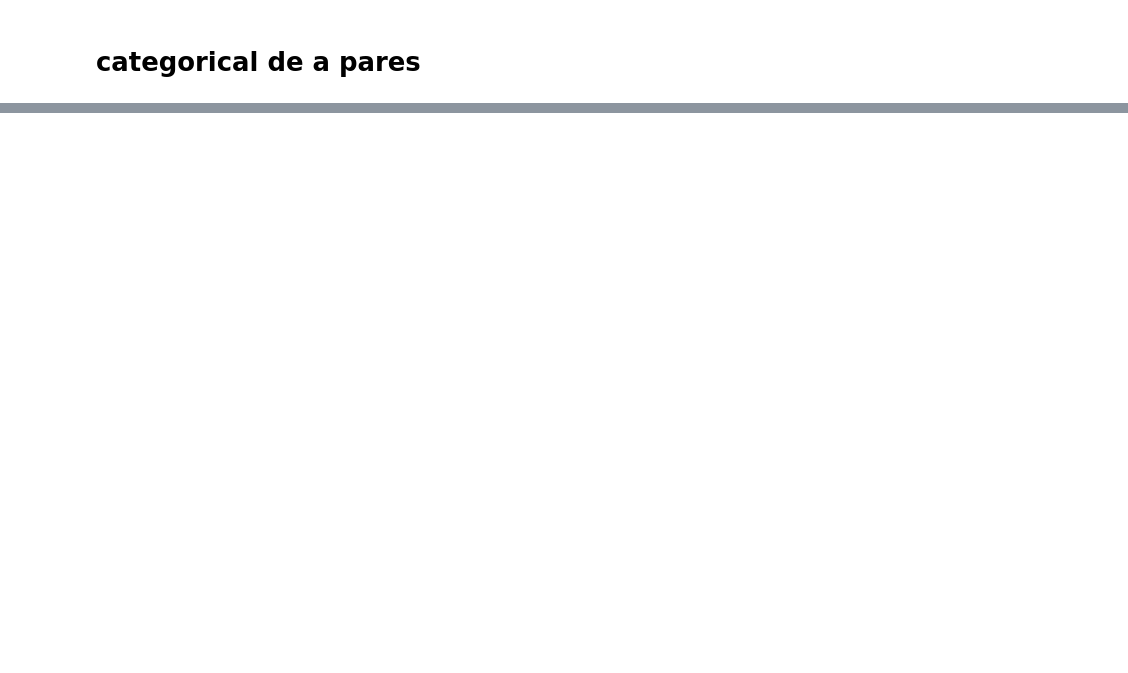
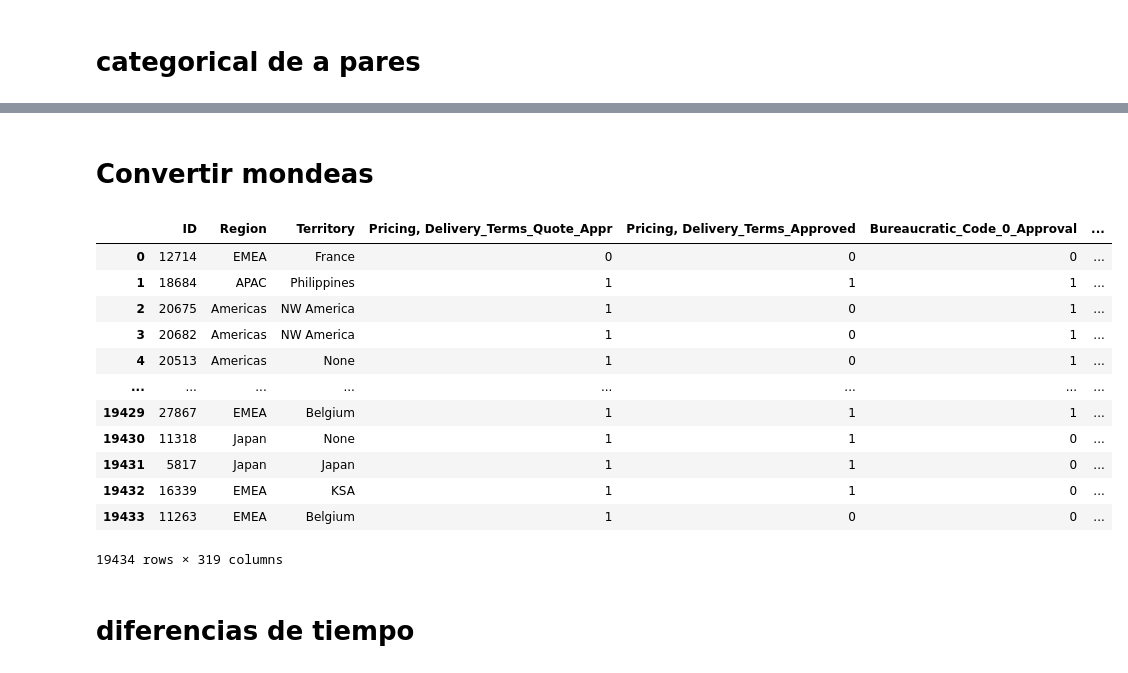
Before and after one commit to nazar9318/datos-tp2-2c2020, a Jupyter notebook: features_lucas_1.ipynb, the cells around one changed output, grey strips where cells are left out. Drawn from its saved outputs; the diff is of its cells as text; code cells hidden in the pictures; blank space fills up the shorter version.

```diff
--- a/features_lucas_1.ipynb
+++ b/features_lucas_1.ipynb
@@ -78,2 +52,0 @@ dataset['Total_Amount_converted'] = dataset['Total_Amount'] * dataset['conversio
-# %%
-dataset['delta_planed'] = dataset['Planned_Delivery_End_Date'] - dataset['Planned_Delivery_Start_Date']
@@ -100,2 +52,0 @@ dtype: object
-# %%
-dataset['acount_age'] = dataset['Opportunity_Created_Date'] - dataset['Account_Created_Date']
@@ -139,9 +73,19 @@ Length: 83, dtype: object
 # %%
-dataset['ganado']= (dataset['Stage']== 'Closed Won' )
-dataset['counter']= 1
-categorical = ['Region', 'Territory', 'Product_Name', 'Account_Owner','Bureaucratic_Code','Billing_Country', 'Account_Name', 'Opportunity_Owner','Quote_Type', 'Delivery_Terms','Last_Modified_By', 'Product_Family', 'Month', 'Delivery_Quarter']
+categorical = ['Region', 'Territory', 'Product_Name', 'Account_Owner','Bureaucratic_Code','Billing_Country',
+               'Account_Name', 'Opportunity_Owner','Quote_Type', 'Delivery_Terms', 'Product_Family',
+               'Month', 'Delivery_Quarter']
 for agrupador in categorical:
-    gruped_product = dataset.groupby(agrupador)[['ganado','counter']].cumsum()
-    gruped_product[agrupador + '_mean'] = gruped_product['ganado']/ gruped_product['counter']
+    gruped_product = dataset_merge.groupby(agrupador)[['ganado','counter']].cumsum()
+    gruped_product[agrupador + '_mean']= np.NaN
+    gruped_product.loc[(gruped_product['counter'] != 0), agrupador + '_mean'] = gruped_product.loc[(gruped_product['counter'] != 0), 'ganado']/ gruped_product.loc[(gruped_product['counter'] != 0),'counter']
     gruped_product= gruped_product.rename(columns = {'ganado':(agrupador + '_ganados'), 'counter': (agrupador + '_count') })
-    dataset= dataset.join(gruped_product)
+    dataset_merge= dataset_merge.join(gruped_product)
+    print(gruped_product.shape)
+
+#agrupador = 'Opportunity_Owner'
+#gruped_product = dataset_merge.groupby(agrupador)[['ganado','counter']].cumsum()
+#gruped_product[agrupador + '_mean']= np.NaN
+#gruped_product.loc[(gruped_product['counter'] != 0), agrupador + '_mean'] = gruped_product.loc[(gruped_product['counter'] != 0), 'ganado']/ gruped_product.loc[(gruped_product['counter'] != 0),'counter']
+#gruped_product= gruped_product.rename(columns = {'ganado':(agrupador + '_ganados'), 'counter': (agrupador + '_count') })
+
+#dataset_merge= dataset_merge.join(gruped_product)
@@ -165,9 +138,11 @@ Length: 127, dtype: object
 # %%
 for i in range(len(categorical) -1):
     for j in range(i +1, len(categorical)):
-        gruped_product = dataset.groupby([categorical[i],categorical[j]])[['ganado','counter']].cumsum()
+        gruped_product = dataset_merge.groupby([categorical[i],categorical[j]])[['ganado','counter']].cumsum()
+        gruped_product[categorical[i] + '_'+ categorical[j] + '_mean']= np.NaN
+        gruped_product.loc[(gruped_product['counter'] != 0), categorical[i] + '_'+ categorical[j] + '_mean'] = gruped_product.loc[(gruped_product['counter'] != 0), 'ganado']/ gruped_product.loc[(gruped_product['counter'] != 0),'counter']
         gruped_product[categorical[i] + '_'+ categorical[j] + '_mean'] = gruped_product['ganado']/ gruped_product['counter']
         gruped_product= gruped_product.rename(columns = {'ganado':(categorical[i] + '_'+ categorical[j] + '_ganados'), 'counter': (categorical[i] + '_'+ categorical[j] + '_count') })
-        dataset= dataset.join(gruped_product)
+        dataset_merge= dataset_merge.join(gruped_product)
 # %%
 dataset.dtypes
@@ -186,0 +149,27 @@ Length: 400, dtype: object
+# %% [markdown]
+# Convertir mondeas
+# %%
+dataset_merge['conversion'] = dataset_merge['ASP_(converted)']/dataset_merge['ASP']
+
+cotizacion = dataset_merge.groupby(['ASP_Currency', 'Opportunity_Created_Date']).agg({'conversion': 'mean'}).reset_index()
+#print(dataset[dataset['Stage']== 'Closed Won']['conversion'].value_counts())
+cotizacion = cotizacion.rename(columns = {'conversion': 'conversion_diaria'})
+cotizacion
+
+dataset_merge= dataset_merge.merge(cotizacion, on = ['ASP_Currency', 'Opportunity_Created_Date'], how = 'left')
+
+dataset_merge
+# %% [output]
+|  | ID | Region | Territory | Pricing, Delivery_Terms_Quote_Appr | Pricing, Delivery_Terms_Approved | Bureaucratic_Code_0_Approval | ... |
+| 0 | 12714 | EMEA | France | 0 | 0 | 0 | ... |
+| 1 | 18684 | APAC | Philippines | 1 | 1 | 1 | ... |
+| 2 | 20675 | Americas | NW America | 1 | 0 | 1 | ... |
+| 3 | 20682 | Americas | NW America | 1 | 0 | 1 | ... |
+| 4 | 20513 | Americas | None | 1 | 0 | 1 | ... |
+| ... | ... | ... | ... | ... | ... | ... | ... |
+| 19429 | 27867 | EMEA | Belgium | 1 | 1 | 1 | ... |
+| 19430 | 11318 | Japan | None | 1 | 1 | 0 | ... |
+| 19431 | 5817 | Japan | Japan | 1 | 1 | 0 | ... |
+| 19432 | 16339 | EMEA | KSA | 1 | 1 | 0 | ... |
+| 19433 | 11263 | EMEA | Belgium | 1 | 0 | 0 | ... |
+19434 rows × 319 columns
@@ -186,0 +185,2 @@ Length: 400, dtype: object
+# %% [markdown]
+# diferencias de tiempo
```
Also changed, not shown: parts of 33 cells of this notebook.
